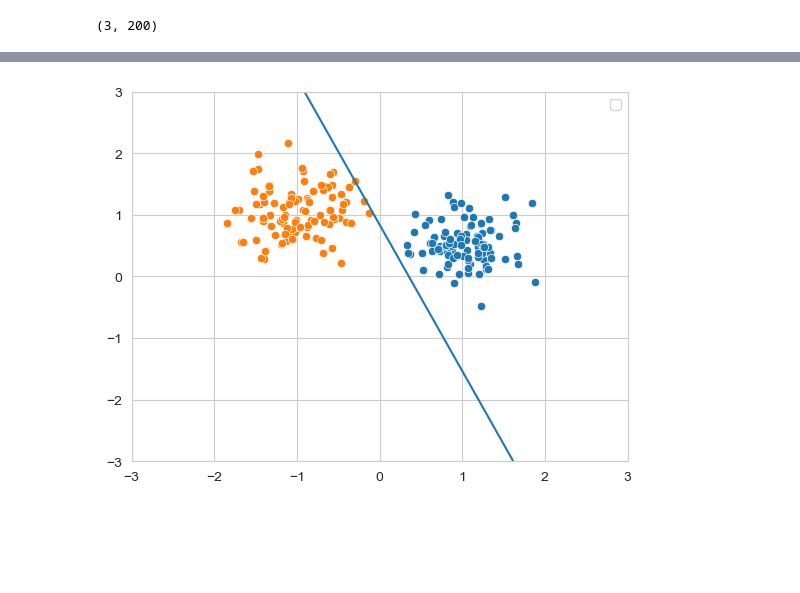
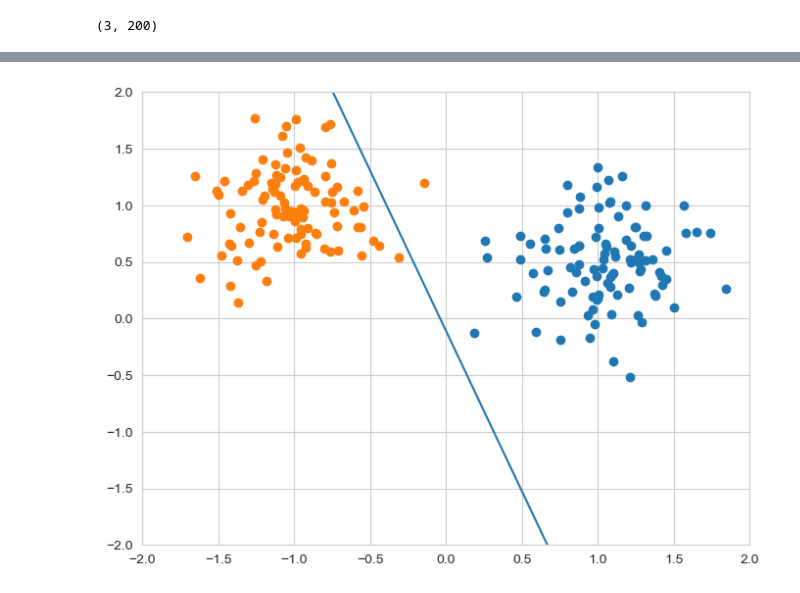
Before and after one commit to Pwspang/DD2437-ANN, a Jupyter notebook: Lab 1.ipynb, the cells around one changed output, grey strips where cells are left out. Drawn from its saved outputs; the diff is of its cells as text; code cells hidden in the pictures; blank space fills up the shorter version.

```diff
--- a/Lab 1.ipynb
+++ b/Lab 1.ipynb
@@ -50,13 +51,20 @@ dataset.shape
 (3, 200)
 # %%
 class NN:
-    def __init__(self, dim:int, learning_rate: float, x: np.ndarray, label: np.ndarray):
-        self.weights = np.random.randn(1, dim+1)
-        print("weights", self.weights)
+    def __init__(self, dim:int, learning_rate: float, x: np.ndarray, label: np.ndarray, weights):
+        self.weights = np.array(weights, copy=True)
         self.dim = dim
         self.lr = learning_rate
         self.x = x
         self.label = label
+        self.learning = []
+        self.learning.append(self.get_ratio_error())
+
+    def get_weights(self):
+        return self.weights
+
+    def get_learning(self) -> list:
+        return self.learning
 
     def batch_error(self) -> np.ndarray:
         return -1 * self.lr * np.dot(np.dot(self.weights, self.x) - self.label, np.transpose(self.x))
@@ -65,35 +73,40 @@ class NN:
         return -1 * self.lr * np.dot((np.dot(self.weights, self.x[:, index]) - self.label[:, index])[0], np.transpose(self.x[:, index]))
 
     def perceptron_error(self, index) -> np.ndarray:
-        result = np.dot((np.dot(self.weights, self.x[:, index]) - self.label[:, index])[0], np.transpose(self.x[:, index]))
+        result = np.dot(self.weights, np.transpose(self.x[:, index]))
         result[result > 0] = 1
         result[result < 0] = -1
-        return -self.lr * (result - self.label[:, index]) / 2
+        if (result[0] - self.label[:, index])[0] != 0:
+            return -self.lr * (result[0] - self.label[:, index])[0]/2 * self.x[:, index]
+        else:
+            return np.zeros(3)
 
     @staticmethod
     def threshold(weights, x_1):
         return (-weights[0][0] * x_1 - weights[0][2]) / weights[0][1]
 
-    def get_num_error(self) -> int:
+    def get_ratio_error(self) -> int:
         #Wrong classification will be zero
         result = np.dot(self.weights, self.x)
         result[result > 0] = 1
         result[result < 0] = -1
         #print(result)
         result = result + self.label
-        return np.count_nonzero(result==0)
+        return np.count_nonzero(result==0)/self.label.shape[1]
 
-    def display_graph(self):
-        sns.set_style("whitegrid")
-        sns.scatterplot(x=classA[0], y=classA[1])
-        splt = sns.scatterplot(x=classB[0], y=classB[1])
-        plt.ylim(-3, 3)
-        plt.xlim(-3, 3)
+    def display_graph(self, plt):
+        if self.lr == 0.001:
+            plt.scatter(x=classA[0], y=classA[1])
+            plt.scatter(x=classB[0], y=classB[1])
 
-        xlim = splt.get_xlim()
+        plt.set_ylim(-2, 2)
+        plt.set_xlim(-2, 2)
+
+        xlim = plt.get_xlim()
         ylim = [self.threshold(self.weights, x1) for x1 in xlim]
-        sns.lineplot(x=xlim, y=ylim)
-        splt.legend()
+        #print(ylim)
+        plt.plot(xlim, ylim, label=f"lr={self.lr}")
+        #splt.legend()
 
         #return splt
 
@@ -105,11 +118,12 @@ class NN:
             for index in indexes:
                 train_loss = self.perceptron_error(index)
                 self.weights += train_loss
-            #print(self.get_num_error())
-            if self.get_num_error() == 0:
+            self.learning.append(self.get_ratio_error())
+            if self.get_ratio_error() == 0:
                 break
 
-        self.display_graph()
+
+        #self.display_graph()
 
     def train_batch(self, epoch: int) -> None:
 
@@ -117,8 +131,10 @@ class NN:
             #Update weights
             train_loss = self.batch_error()
             self.weights = self.weights + train_loss
-            print(self.get_num_error())
-        self.display_graph()
+            self.learning.append(self.get_ratio_error())
+            if self.get_ratio_error() == 0:
+                break
+        #self.display_graph()
 
 
     def train_sequential(self, epoch: int) -> None:
@@ -128,14 +144,28 @@ class NN:
             random.shuffle(indexes)
             for index in indexes:
                 train_loss = self.sequential_error(index)
+                if np.isinf(train_loss).any():
+                    continue
                 self.weights += train_loss
-
-        self.display_graph()
+                if self.get_ratio_error() == 0:
+                    break
+            self.learning.append(self.get_ratio_error())
 
 
-t = NN(2, 0.001, dataset, label)
-#t.train_batch(10)
-t.train_perceptron_learning(1000)
-#t.train_sequential(5)
+            if self.get_ratio_error() == 0:
+                break
+        #self.display_graph()
+
+
+t = NN(2, 0.001, dataset, label, np.random.randn(1, 2+1))
+#t.train_batch(50)
+#t.train_sequential(50)
+t.train_perceptron_learning(50)
+fig, axs = plt.subplots(1, 1, figsize=(8, 6))
+#l = t.get_learning()
+#print(l)
+t.display_graph(axs)
+t.get_ratio_error()
+
 #t.batch_error()
 # %% [output]
@@ -144 +173 @@ No artists with labels found to put in legend.  Note that artists whose label st
-[figure, old version]
+[figure, new version]
```
Also changed, not shown: parts of 9 cells of this notebook.
